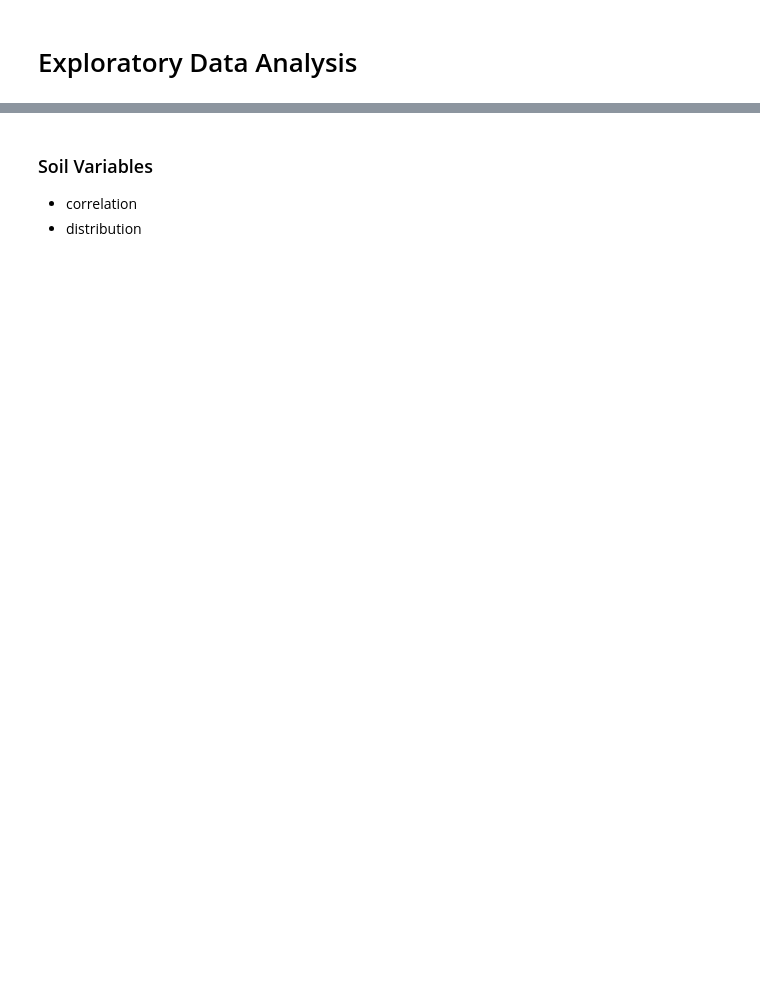
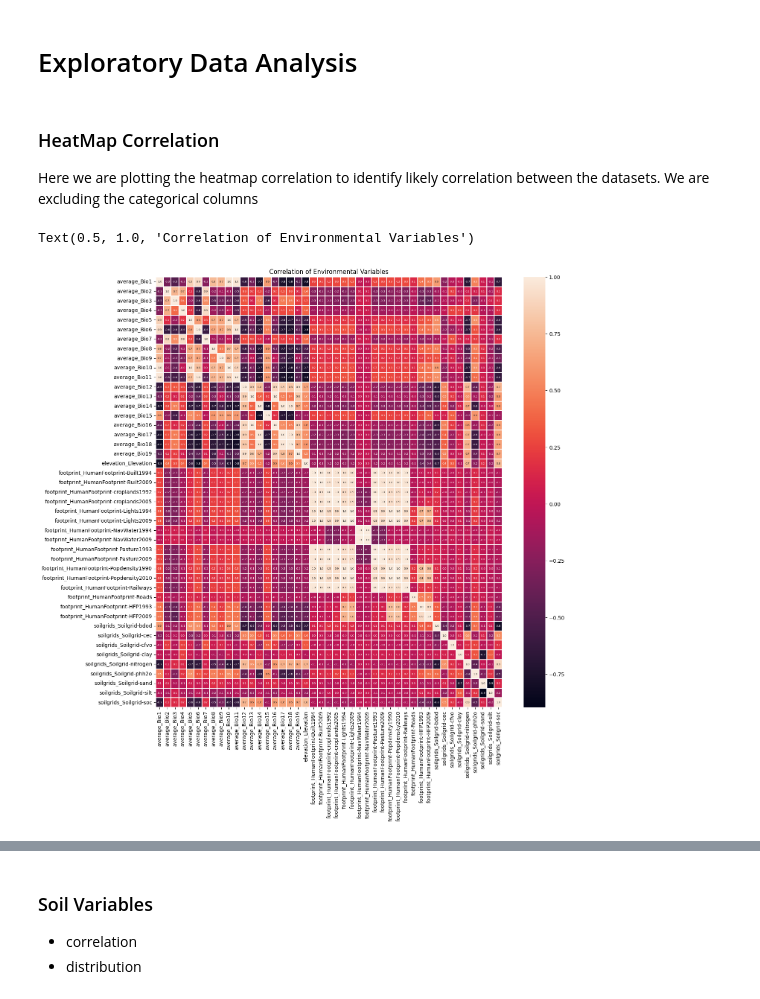
Before and after one commit to emanuel-gf/PlantNet-Species-ML-Project, a Jupyter notebook: milestone_1_emanuel.ipynb, the cells around one changed output, grey strips where cells are left out. Drawn from its saved outputs; the diff is of its cells as text; code cells hidden in the pictures; blank space fills up the shorter version.

```diff
--- a/milestone_1_emanuel.ipynb
+++ b/milestone_1_emanuel.ipynb
@@ -197,2 +296,6 @@ The output is simple as the concatenation of the X with the df["predict"], conca
 # %% [markdown]
 # Exploratory Data Analysis
+# %% [markdown]
+### HeatMap Correlation
+
+Here we are plotting the heatmap correlation to identify likely correlation between the datasets. We are excluding the categorical columns
@@ -199,6 +305,14 @@ The output is simple as the concatenation of the X with the df["predict"], conca
 # %%
 ### plot here whole heat map
 
+##exclude categorical columns
+cat_cols = ["landcover_LandCover"]
+not_cat_cols = [col for col in X.columns if col not in cat_cols]
 
-## comment the heatmap
-Okay we observe likley correlta within the major dataset s bllabllba
+
+fig, ax = plt.subplots(figsize=(15,15))
+sns.heatmap(X[not_cat_cols].corr(), annot=True, fmt=".1f", ax=ax, linewidths=0.2, annot_kws={"fontsize":5})
+ax.set_title("Correlation of Environmental Variables")
+# %% [output]
+Text(0.5, 1.0, 'Correlation of Environmental Variables')
+[figure, added]
```
Also changed, not shown: parts of 39 cells of this notebook.
